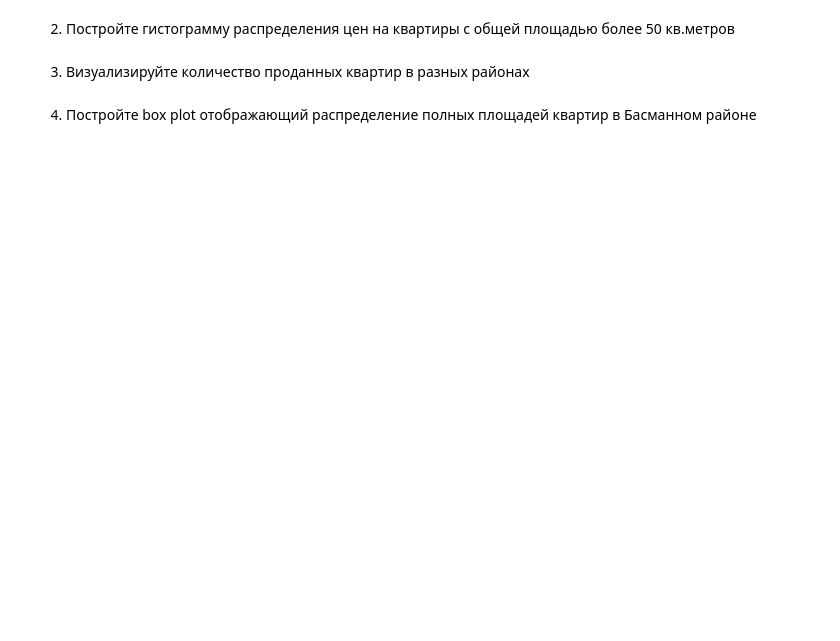
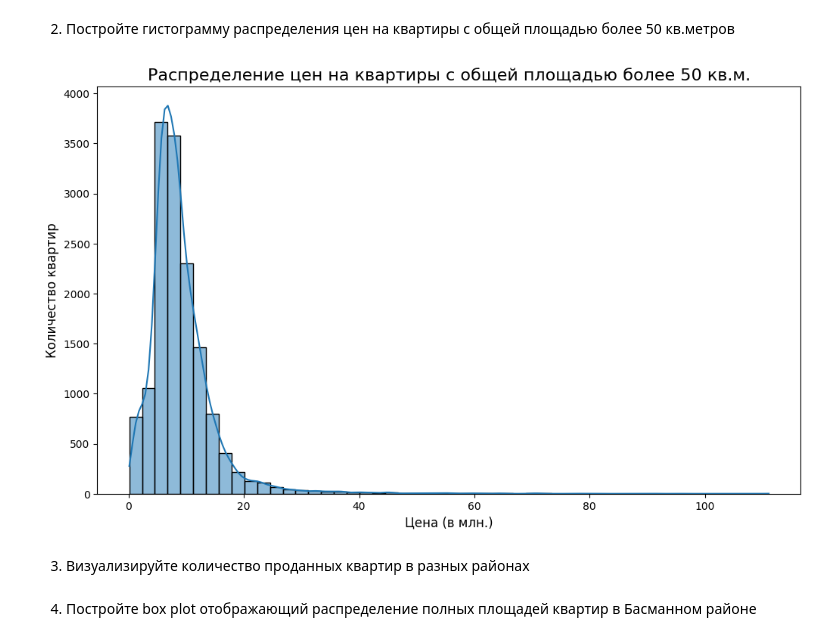
Before and after one commit to AlekseiZavorotnyi/ML, a Jupyter notebook: Lab1-4.ipynb, the cells around one changed output. Drawn from its saved outputs; the diff is of its cells as text; code cells hidden in the pictures; blank space fills up the shorter version.

```diff
--- a/Lab1-4.ipynb
+++ b/Lab1-4.ipynb
@@ -97,4 +299,21 @@ import pandas as pd
 # %% [markdown]
 2. Постройте гистограмму распределения цен на квартиры с общей площадью более 50 кв.метров
+# %%
+large_apartments_df = df[df['full_sq'] > 50].copy()
+plt.figure(figsize=(12, 7))
+sns.histplot(
+    data=large_apartments_df,
+    x='price_doc',
+    kde=True,
+    bins=50
+)
+plt.title('Распределение цен на квартиры с общей площадью более 50 кв.м.', fontsize=16)
+plt.xlabel('Цена (в млн.)', fontsize=12)
+plt.ylabel('Количество квартир', fontsize=12)
+formatter = plt.FuncFormatter(lambda x, pos: f'{x / 1_000_000:.0f}')
+plt.gca().xaxis.set_major_formatter(formatter)
+plt.show()
+# %% [output]
+[figure, added]
 # %% [markdown]
 3. Визуализируйте количество проданных квартир в разных районах
```
Also changed, not shown: parts of 29 cells of this notebook.
